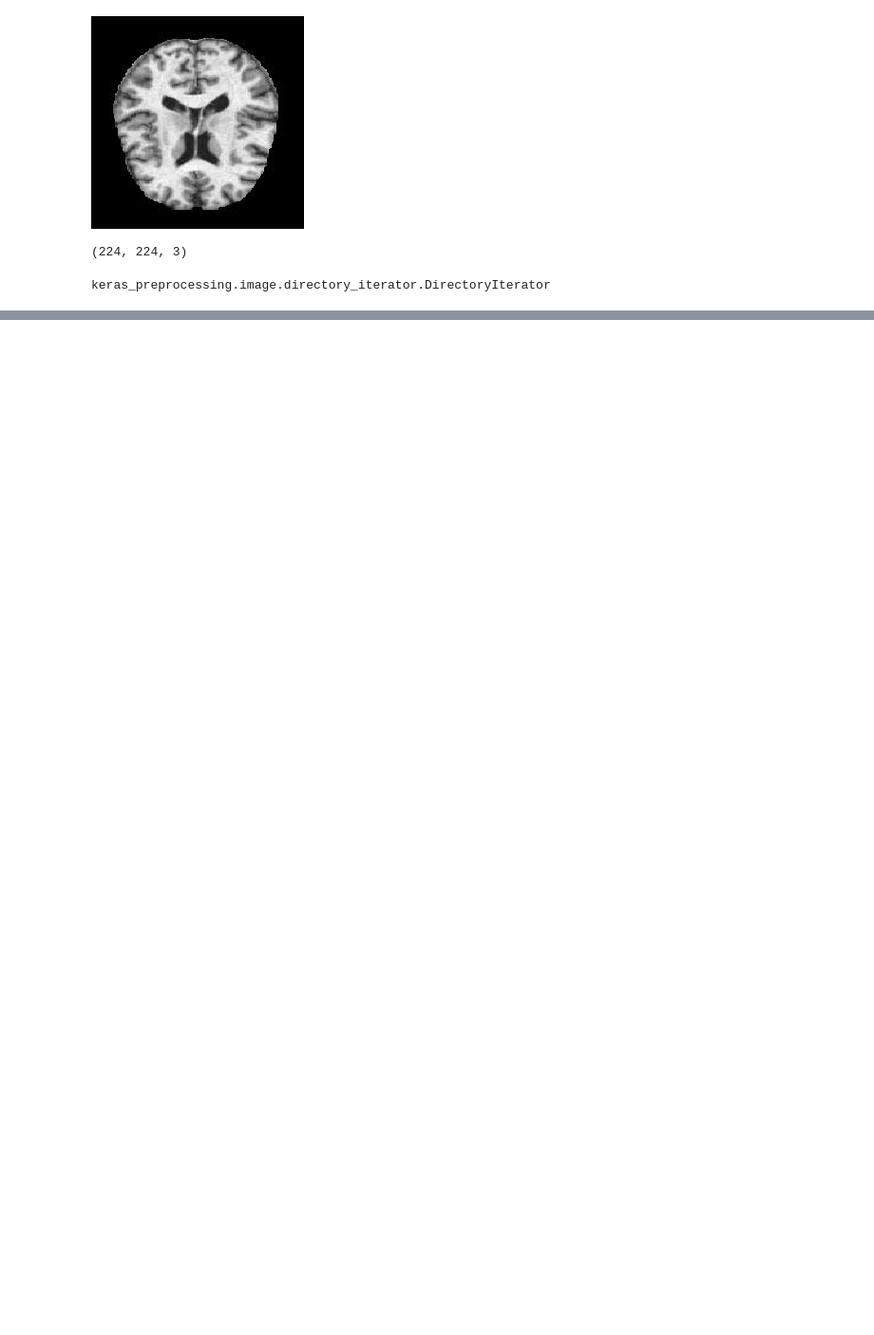
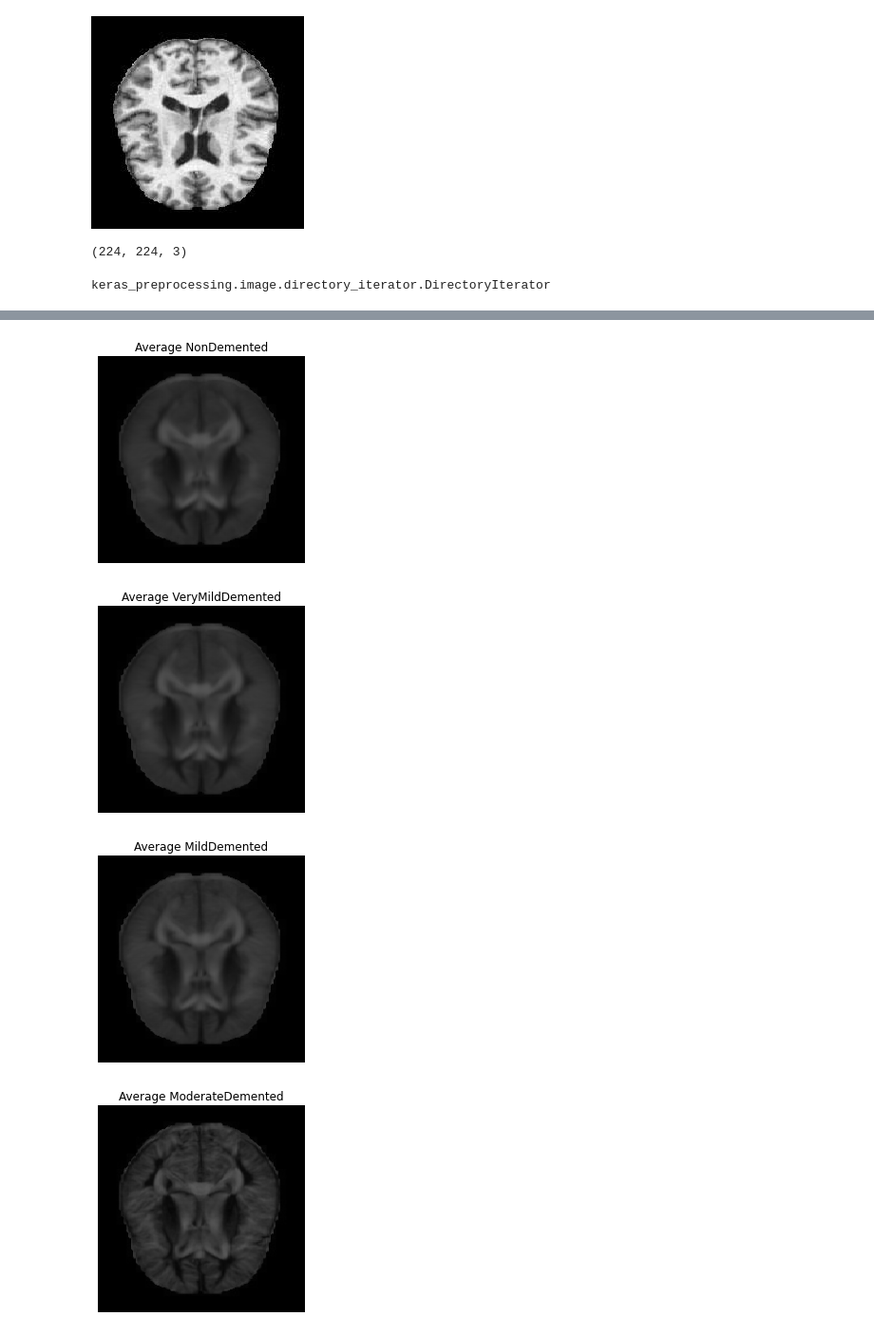
Before and after one commit to Jacobheyman702/Alzheimer_Image_classifier-, a Jupyter notebook: Image_analysis.ipynb, the cells around one changed output, grey strips where cells are left out. Shown at 95% size. Drawn from its saved outputs; the diff is of its cells as text; code cells hidden in the pictures; blank space fills up the shorter version.

```diff
--- a/Image_analysis.ipynb
+++ b/Image_analysis.ipynb
@@ -194,0 +261,21 @@ pneu_mean = find_mean_img(pnemonia_images, 'PNEUMONIA')
+# %%
+def find_std_img(full_mat, title, size = (224, 224)):
+    # calculate the average
+    std_img = np.std(full_mat, axis = 0)
+    # reshape it back to a matrix
+    #mean_img = mean_img.reshape(size)
+    plt.imshow(std_img, vmin=0, vmax=255, cmap='Greys_r')
+    plt.title(f'Average {title}')
+    plt.axis('off')
+    plt.show()
+    return std_img
+
+NonD_std = find_std_img(NonD_images, 'NonDemented')
+veryMild_std = find_std_img(veryMild_images, 'VeryMildDemented')
+mild_std = find_std_img(mild_images, 'MildDemented')
+Moderate_std = find_std_img(moderate_images, 'ModerateDemented')
+# %% [output]
+[figure, added]
+[figure, added]
+[figure, added]
+[figure, added]
```
Also changed, not shown: parts of 24 cells of this notebook.
